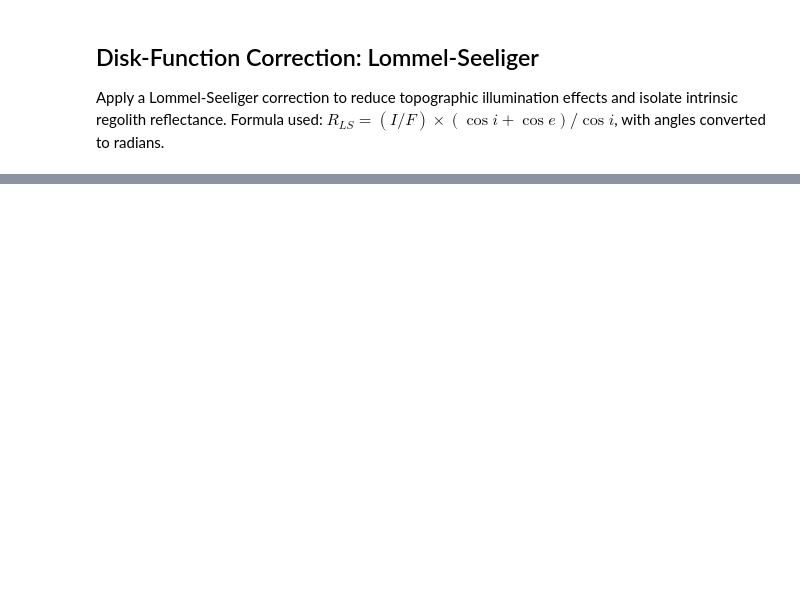
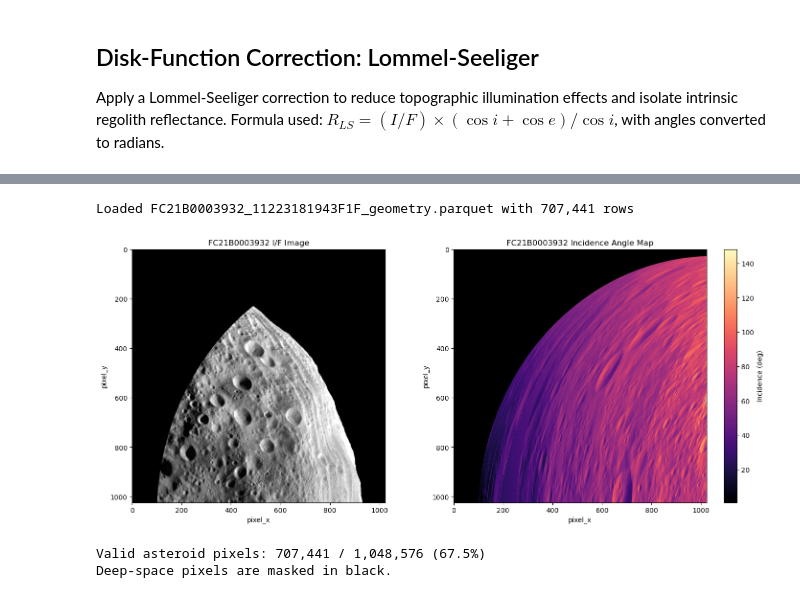
Before and after one commit to kaushikmastro/PhotometryPipeline, a Jupyter notebook: notebooks/spatial_sanity_check.ipynb, the cells around one changed output, grey strips where cells are left out. Saved outputs shown, nothing was run; the diff lists cells and outputs as text; code cells hidden in the pictures; blank space fills up the shorter version.

```diff
--- a/notebooks/spatial_sanity_check.ipynb
+++ b/notebooks/spatial_sanity_check.ipynb
@@ -380,61 +411,69 @@ Subset tightening ratio R_ls/I/F:      2.0740 (lower is tighter)
 # %%
 # Spatial sanity check for a specific image: FC21B0003932_11223181943F1F
 from pathlib import Path
+
+import matplotlib.pyplot as plt
 import numpy as np
 import pandas as pd
-import matplotlib.pyplot as plt
 
-parquet_path = Path('../data/04_geometry_tables/FC21B0003932_11223181943F1F_geometry.parquet')
+parquet_path = Path("../data/04_geometry_tables/FC21B0003932_11223181943F1F_geometry.parquet")
 if not parquet_path.exists():
-    raise FileNotFoundError(f'Missing parquet: {parquet_path}')
+    raise FileNotFoundError(f"Missing parquet: {parquet_path}")
 
 df_fc = pd.read_parquet(parquet_path)
-print(f'Loaded {parquet_path.name} with {len(df_fc):,} rows')
+print(f"Loaded {parquet_path.name} with {len(df_fc):,} rows")
 
 h, w = 1024, 1024
 iof_grid = np.full((h, w), np.nan, dtype=np.float32)
 inc_grid = np.full((h, w), np.nan, dtype=np.float32)
 
 # Rebuild from sparse flat table using pixel indices when present.
-if {'pixel_x', 'pixel_y'}.issubset(df_fc.columns):
-    px = df_fc['pixel_x'].to_numpy(dtype=int)
-    py = df_fc['pixel_y'].to_numpy(dtype=int)
+if {"pixel_x", "pixel_y"}.issubset(df_fc.columns):
+    px = df_fc["pixel_x"].to_numpy(dtype=int)
+    py = df_fc["pixel_y"].to_numpy(dtype=int)
     valid = (px >= 0) & (px < w) & (py >= 0) & (py < h)
-    iof_grid[py[valid], px[valid]] = df_fc['iof'].to_numpy(dtype=np.float32)[valid]
-    inc_grid[py[valid], px[valid]] = df_fc['incidence'].to_numpy(dtype=np.float32)[valid]
+    iof_grid[py[valid], px[valid]] = df_fc["iof"].to_numpy(dtype=np.float32)[valid]
+    inc_grid[py[valid], px[valid]] = df_fc["incidence"].to_numpy(dtype=np.float32)[valid]
 else:
     expected = h * w
     if len(df_fc) != expected:
-        raise ValueError(f'No pixel coordinates and row count={len(df_fc)} cannot reshape to 1024x1024.')
-    iof_grid = df_fc['iof'].to_numpy(dtype=np.float32).reshape(h, w)
-    inc_grid = df_fc['incidence'].to_numpy(dtype=np.float32).reshape(h, w)
+        raise ValueError(
+            f"No pixel coordinates and row count={len(df_fc)} cannot reshape to 1024x1024."
+        )
+    iof_grid = df_fc["iof"].to_numpy(dtype=np.float32).reshape(h, w)
+    inc_grid = df_fc["incidence"].to_numpy(dtype=np.float32).reshape(h, w)
 
 # Deep-space pixels (NaN) shown in black to avoid scaling artifacts.
 iof_ma = np.ma.masked_invalid(iof_grid)
 inc_ma = np.ma.masked_invalid(inc_grid)
 
-iof_cmap = plt.cm.get_cmap('gray').copy()
-iof_cmap.set_bad('black')
-inc_cmap = plt.cm.get_cmap('magma').copy()
-inc_cmap.set_bad('black')
+iof_cmap = plt.cm.get_cmap("gray").copy()
+iof_cmap.set_bad("black")
+inc_cmap = plt.cm.get_cmap("magma").copy()
+inc_cmap.set_bad("black")
 
 iof_vmax = np.nanpercentile(iof_grid, 99)
 fig, axes = plt.subplots(1, 2, figsize=(14, 6), constrained_layout=True)
 
-im0 = axes[0].imshow(iof_ma, cmap=iof_cmap, origin='upper', vmin=0.0, vmax=iof_vmax)
-axes[0].set_title('FC21B0003932 I/F Image')
-axes[0].set_xlabel('pixel_x')
-axes[0].set_ylabel('pixel_y')
+im0 = axes[0].imshow(iof_ma, cmap=iof_cmap, origin="upper", vmin=0.0, vmax=iof_vmax)
+axes[0].set_title("FC21B0003932 I/F Image")
+axes[0].set_xlabel("pixel_x")
+axes[0].set_ylabel("pixel_y")
 
-im1 = axes[1].imshow(inc_ma, cmap=inc_cmap, origin='upper')
-axes[1].set_title('FC21B0003932 Incidence Angle Map')
-axes[1].set_xlabel('pixel_x')
-axes[1].set_ylabel('pixel_y')
+im1 = axes[1].imshow(inc_ma, cmap=inc_cmap, origin="upper")
+axes[1].set_title("FC21B0003932 Incidence Angle Map")
+axes[1].set_xlabel("pixel_x")
+axes[1].set_ylabel("pixel_y")
 cbar = fig.colorbar(im1, ax=axes[1])
-cbar.set_label('Incidence (deg)')
+cbar.set_label("Incidence (deg)")
 
 plt.show()
 
 covered = np.isfinite(inc_grid).sum()
-print(f'Valid asteroid pixels: {covered:,} / {h*w:,} ({covered/(h*w):.1%})')
-print('Deep-space pixels are masked in black.')
+print(f"Valid asteroid pixels: {covered:,} / {h * w:,} ({covered / (h * w):.1%})")
+print("Deep-space pixels are masked in black.")
+# %% [output]
+Loaded FC21B0003932_11223181943F1F_geometry.parquet with 707,441 rows
+[figure, added]
+Valid asteroid pixels: 707,441 / 1,048,576 (67.5%)
+Deep-space pixels are masked in black.
```
Also changed, not shown: parts of 20 cells of this notebook.
